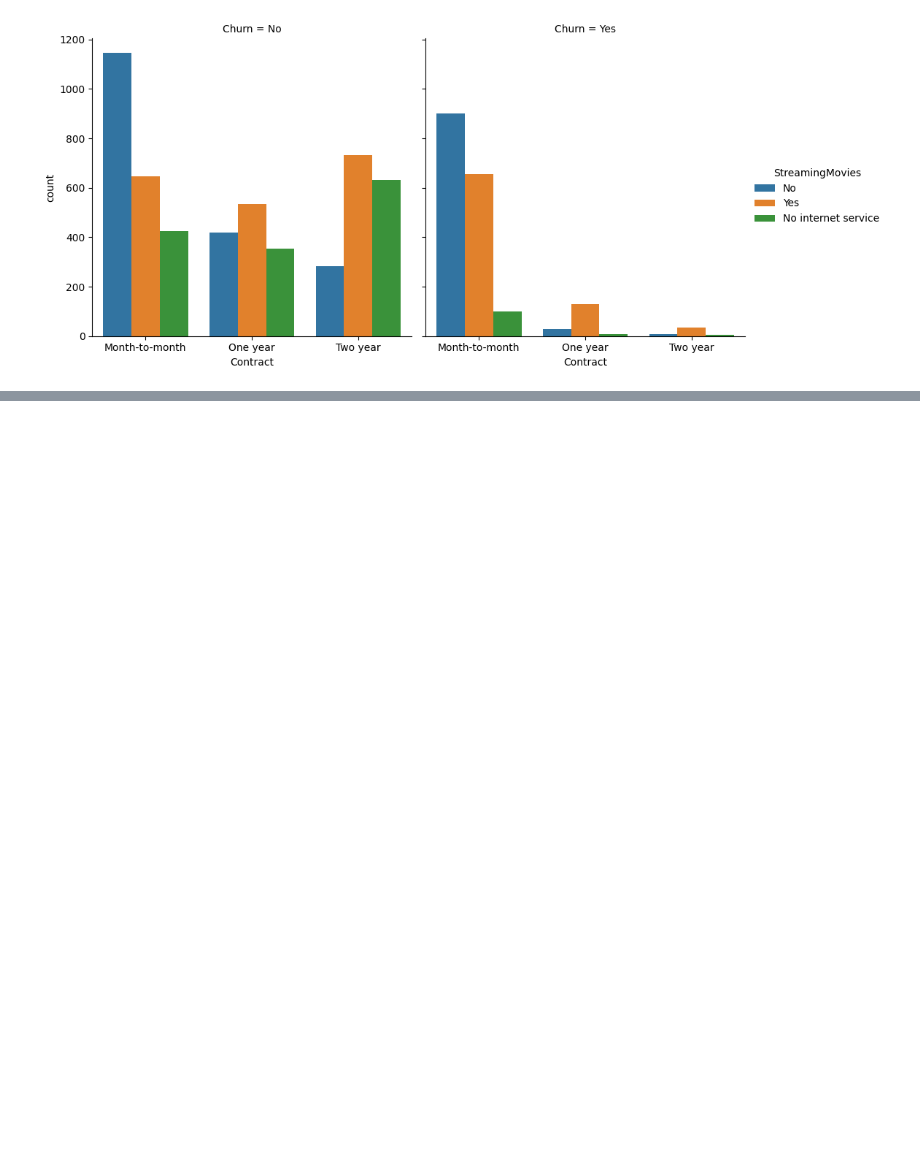
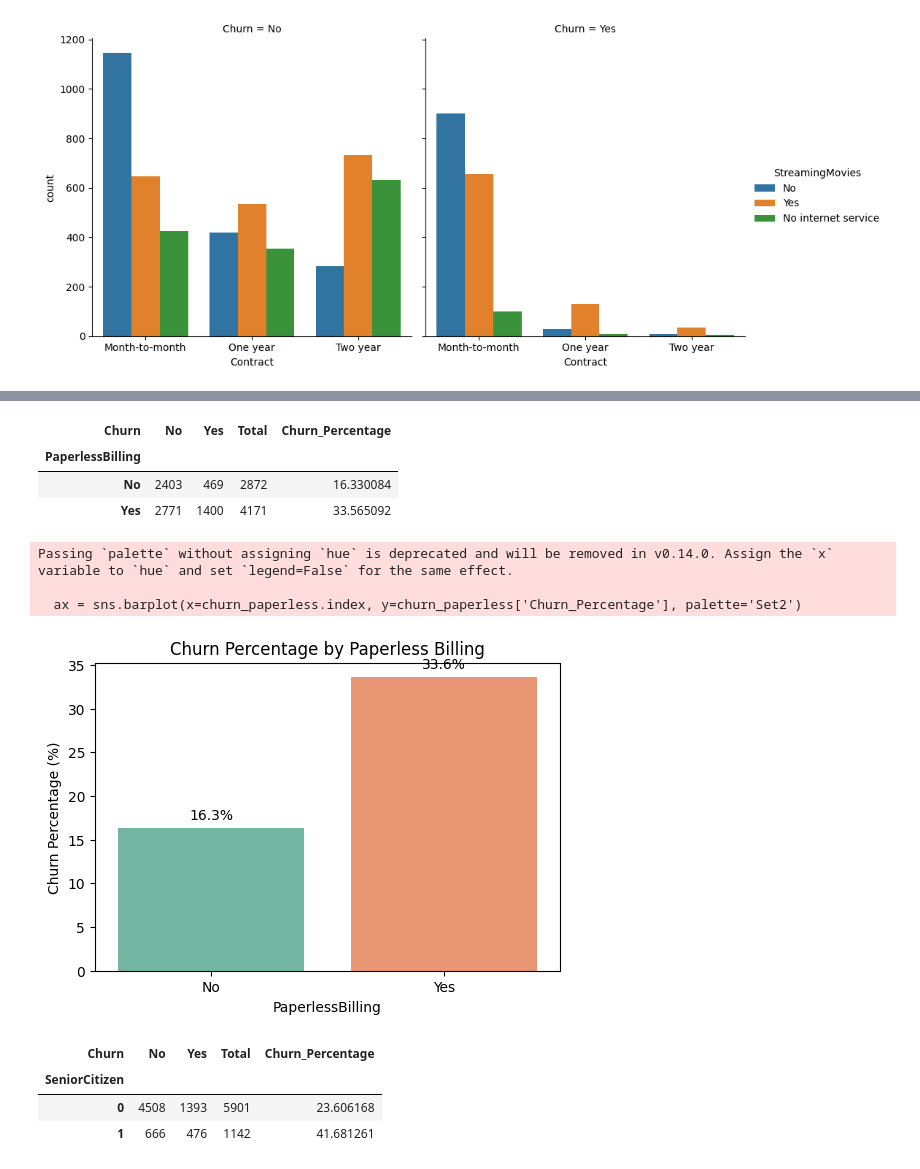
Before and after one commit to stanleyotieno1/Data-analysis-assignment, a Jupyter notebook: Jupyter-files/churn.ipynb, the cells around one changed output, grey strips where cells are left out. Drawn from its saved outputs; the diff is of its cells as text; code cells hidden in the pictures; blank space fills up the shorter version.

Commit message:
Change: Added senior citizen

```diff
--- a/Jupyter-files/churn.ipynb
+++ b/Jupyter-files/churn.ipynb
@@ -289,0 +318,38 @@ plt.show()
+# %%
+# Crosstab for churn
+churn_paperless = pd.crosstab(customer_df['PaperlessBilling'], customer_df['Churn'])
+churn_paperless['Total'] = churn_paperless.sum(axis=1)
+churn_paperless['Churn_Percentage'] = (churn_paperless['Yes'] / churn_paperless['Total']) * 100
+churn_paperless
+# %% [output]
+| Churn | No | Yes | Total | Churn_Percentage |
+| PaperlessBilling |  |  |  |  |
+| No | 2403 | 469 | 2872 | 16.330084 |
+| Yes | 2771 | 1400 | 4171 | 33.565092 |
+# %%
+plt.figure(figsize=(6,4))
+ax = sns.barplot(x=churn_paperless.index, y=churn_paperless['Churn_Percentage'], palette='Set2')
+plt.title('Churn Percentage by Paperless Billing')
+plt.ylabel('Churn Percentage (%)')
+
+# Show percentages on bars
+for i, v in enumerate(churn_paperless['Churn_Percentage']):
+    ax.text(i, v + 1, f"{v:.1f}%", ha='center')
+
+plt.show()
+# %% [output]
+Passing `palette` without assigning `hue` is deprecated and will be removed in v0.14.0. Assign the `x` variable to `hue` and set `legend=False` for the same effect.
+
+  ax = sns.barplot(x=churn_paperless.index, y=churn_paperless['Churn_Percentage'], palette='Set2')
+[figure, added]
+# %%
+# Crosstab for churn
+churn_senior = pd.crosstab(customer_df['SeniorCitizen'], customer_df['Churn'])
+churn_senior['Total'] = churn_senior.sum(axis=1)
+churn_senior['Churn_Percentage'] = (churn_senior['Yes'] / churn_senior['Total']) * 100
+churn_senior
+# %% [output]
+| Churn | No | Yes | Total | Churn_Percentage |
+| SeniorCitizen |  |  |  |  |
+| 0 | 4508 | 1393 | 5901 | 23.606168 |
+| 1 | 666 | 476 | 1142 | 41.681261 |
```
Also changed, not shown: parts of 4 cells of this notebook.
